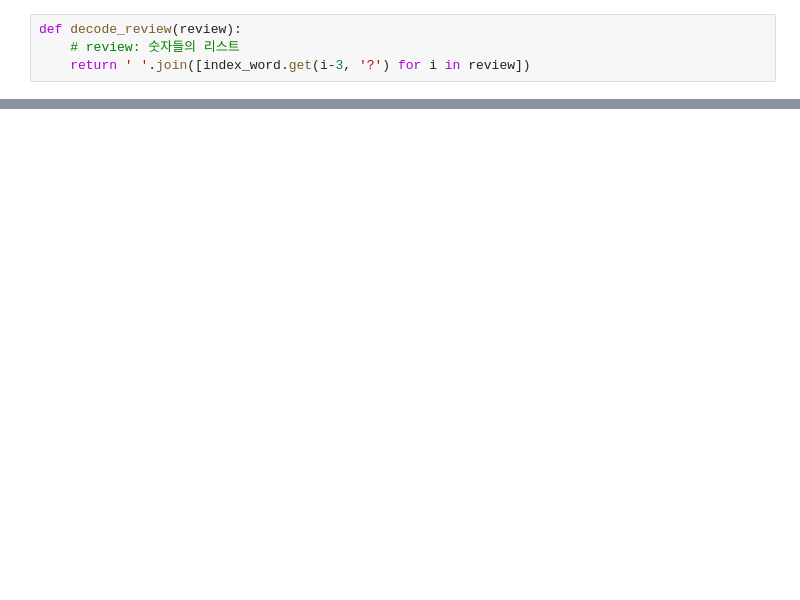
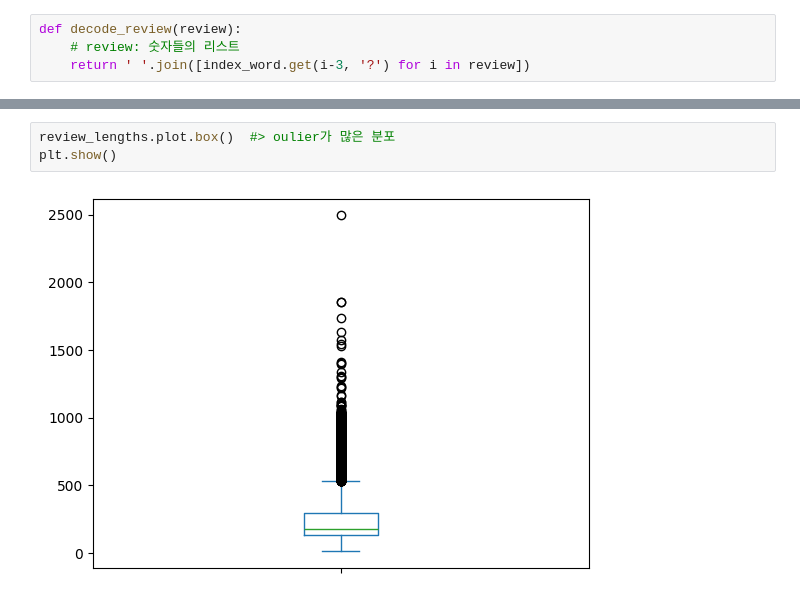
Before and after one commit to JakeOh/202505_BD50, a Jupyter notebook: lab_da/ml20_rnn.ipynb, the cells around one changed output, grey strips where cells are left out. Drawn from its saved outputs; the diff is of its cells as text; blank space fills up the shorter version.

```diff
--- a/lab_da/ml20_rnn.ipynb
+++ b/lab_da/ml20_rnn.ipynb
@@ -166,0 +202,5 @@ decode_review(x_train_full[1])
+# %%
+review_lengths.plot.box()  #> oulier가 많은 분포
+plt.show()
+# %% [output]
+[figure, added]
```
Also changed, not shown: parts of 17 cells of this notebook.
